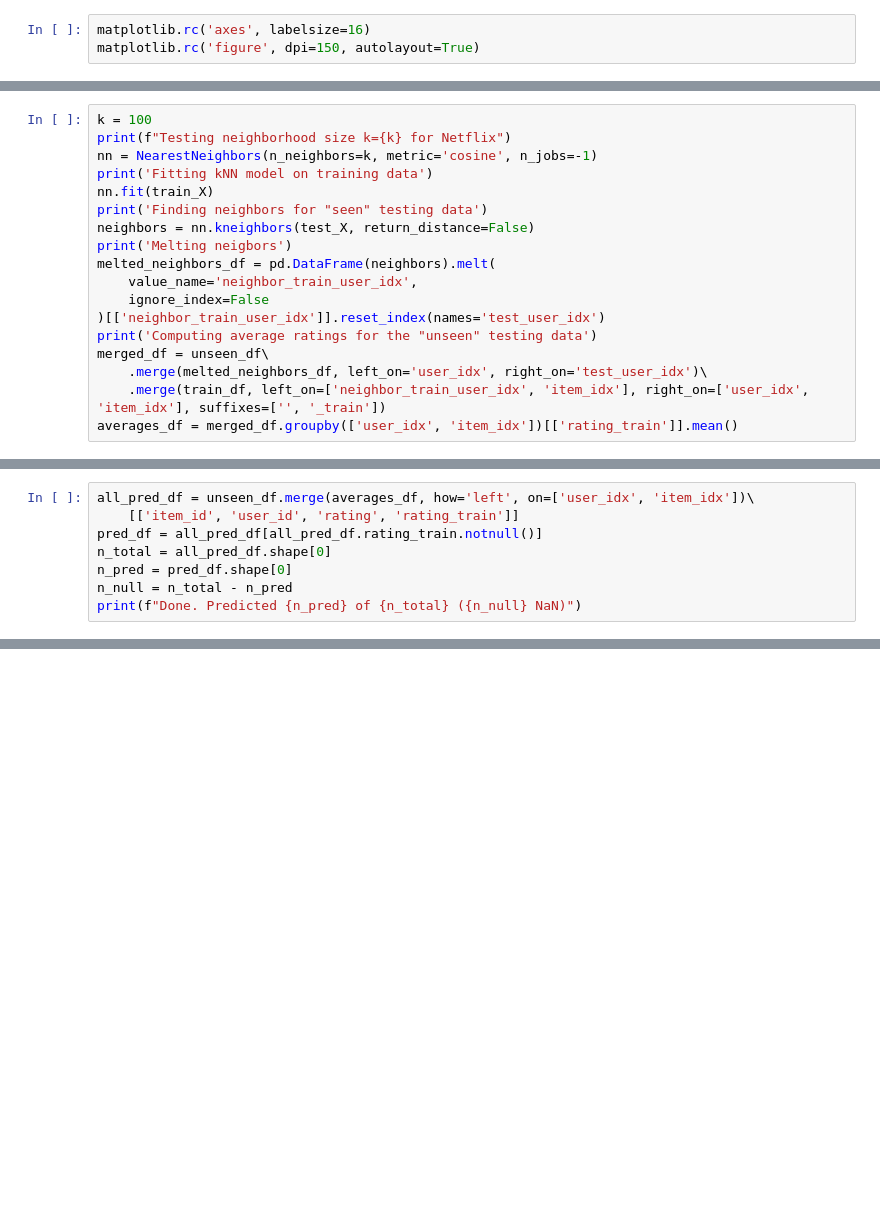
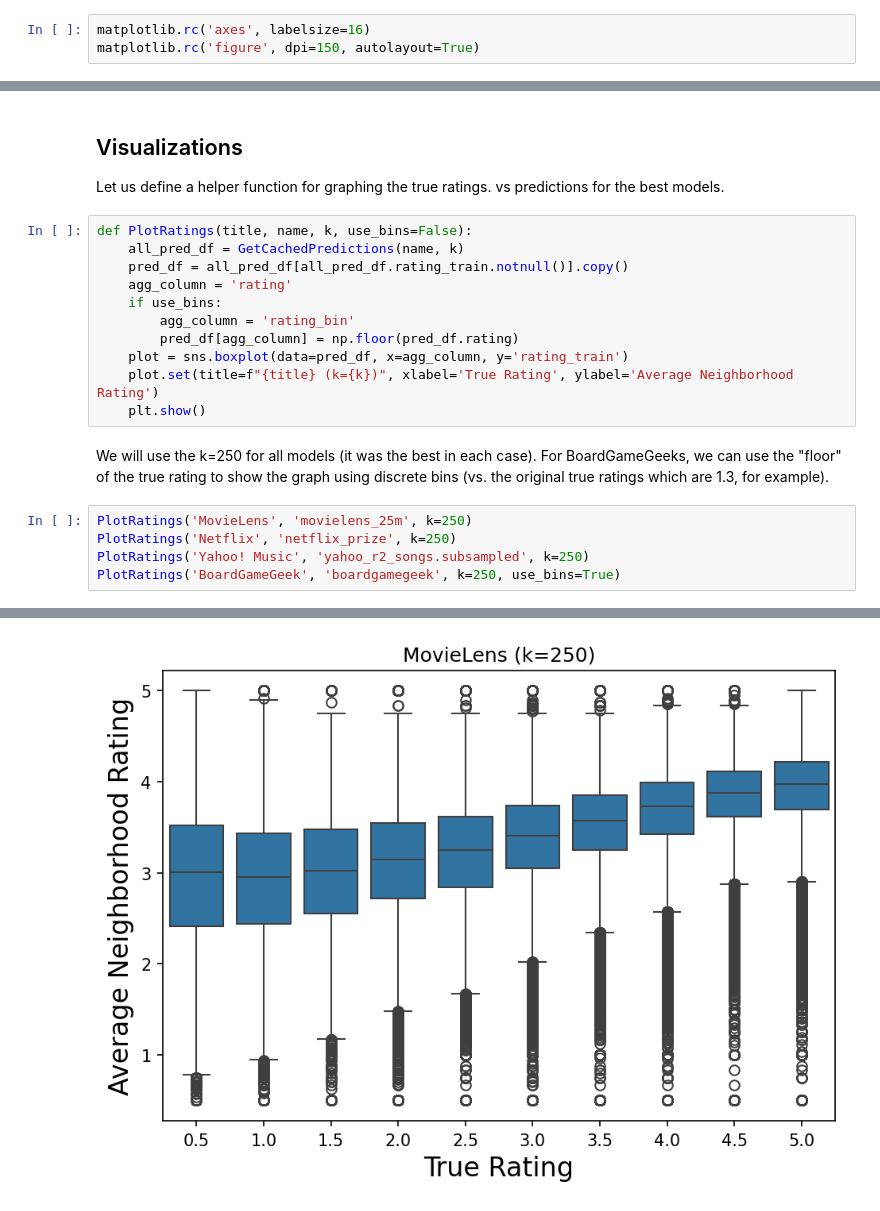
Before and after one commit to jmfb/csc6711-project4, a Jupyter notebook: Project4.ipynb, the cells around one changed output, grey strips where cells are left out. Drawn from its saved outputs; the diff is of its cells as text; blank space fills up the shorter version.

Commit message:
Cleaning up notebook.  Last graph doesn't look right.

```diff
--- a/Project4.ipynb
+++ b/Project4.ipynb
@@ -436,18 +159,0 @@ test_X = csr_matrix(
-# %%
-k = 100
-print(f"Testing neighborhood size k={k} for Netflix")
-nn = NearestNeighbors(n_neighbors=k, metric='cosine', n_jobs=-1)
-print('Fitting kNN model on training data')
-nn.fit(train_X)
-print('Finding neighbors for "seen" testing data')
-neighbors = nn.kneighbors(test_X, return_distance=False)
-print('Melting neigbors')
-melted_neighbors_df = pd.DataFrame(neighbors).melt(
-    value_name='neighbor_train_user_idx',
-    ignore_index=False
-)[['neighbor_train_user_idx']].reset_index(names='test_user_idx')
-print('Computing average ratings for the "unseen" testing data')
-merged_df = unseen_df\
-    .merge(melted_neighbors_df, left_on='user_idx', right_on='test_user_idx')\
-    .merge(train_df, left_on=['neighbor_train_user_idx', 'item_idx'], right_on=['user_idx', 'item_idx'], suffixes=['', '_train'])
-averages_df = merged_df.groupby(['user_idx', 'item_idx'])[['rating_train']].mean()
@@ -463,8 +159,0 @@ The above command took around 15m to find neighbors, and around 18m in total to
-# %%
-all_pred_df = unseen_df.merge(averages_df, how='left', on=['user_idx', 'item_idx'])\
-    [['item_id', 'user_id', 'rating', 'rating_train']]
-pred_df = all_pred_df[all_pred_df.rating_train.notnull()]
-n_total = all_pred_df.shape[0]
-n_pred = pred_df.shape[0]
-n_null = n_total - n_pred
-print(f"Done. Predicted {n_pred} of {n_total} ({n_null} NaN)")
@@ -605 +184,24 @@ Done. Predicted 1059596 of 1176990 (117394 NaN)
 k=250, R^2 = 0.2523590534502523
+# %% [markdown]
+## Visualizations
+
+Let us define a helper function for graphing the true ratings. vs predictions for the best models.
+# %%
+def PlotRatings(title, name, k, use_bins=False):
+    all_pred_df = GetCachedPredictions(name, k)
+    pred_df = all_pred_df[all_pred_df.rating_train.notnull()].copy()
+    agg_column = 'rating'
+    if use_bins:
+        agg_column = 'rating_bin'
+        pred_df[agg_column] = np.floor(pred_df.rating)
+    plot = sns.boxplot(data=pred_df, x=agg_column, y='rating_train')
+    plot.set(title=f"{title} (k={k})", xlabel='True Rating', ylabel='Average Neighborhood Rating')
+    plt.show()
+# %% [markdown]
+We will use the k=250 for all models (it was the best in each case).  For BoardGameGeeks, we can use the "floor" of the true rating to show the graph using discrete bins (vs. the original true ratings which are 1.3, for example).
+# %%
+PlotRatings('MovieLens', 'movielens_25m', k=250)
+PlotRatings('Netflix', 'netflix_prize', k=250)
+PlotRatings('Yahoo! Music', 'yahoo_r2_songs.subsampled', k=250)
+PlotRatings('BoardGameGeek', 'boardgamegeek', k=250, use_bins=True)
+# %% [output]
@@ -605,0 +209 @@ k=250, R^2 = 0.2523590534502523
+[figure, added]
```
Also changed, not shown: parts of 40 cells of this notebook.
